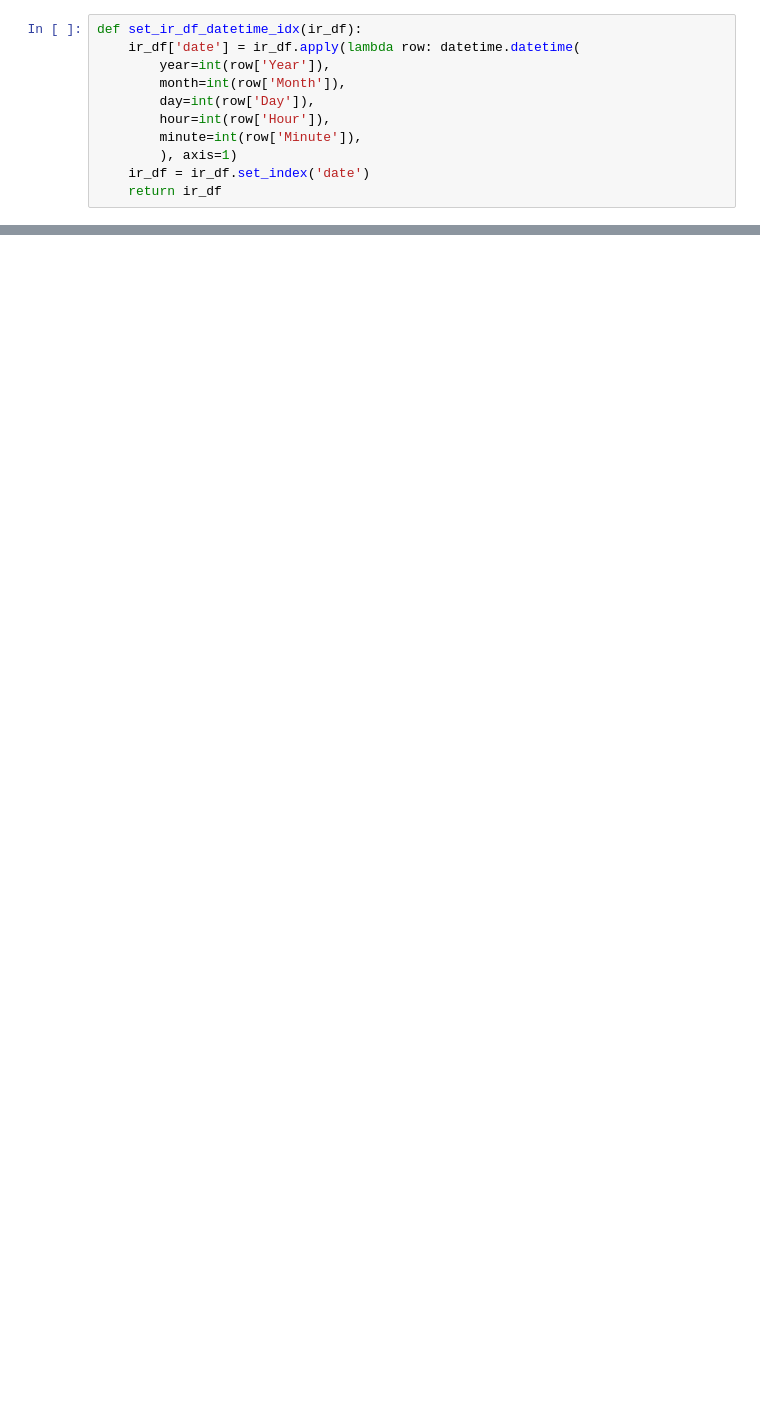
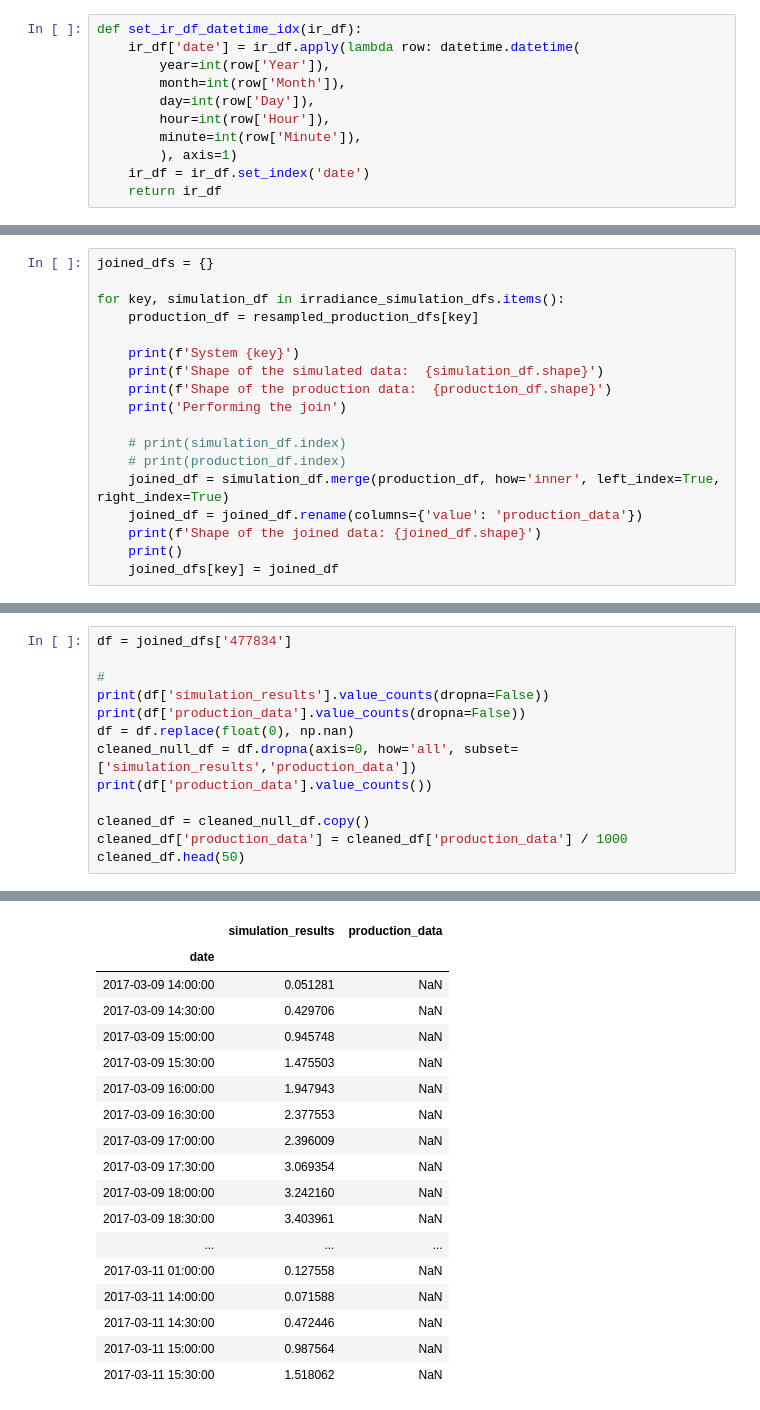
Before and after one commit to richard-timpson/solar-panel-output-prediction, a Jupyter notebook: code/DataWranglingProjects/DataMergeModuleAssignment/DataMerge.ipynb, the cells around one changed output, grey strips where cells are left out. Drawn from its saved outputs; the diff is of its cells as text; blank space fills up the shorter version.

```diff
--- a/code/DataWranglingProjects/DataMergeModuleAssignment/DataMerge.ipynb
+++ b/code/DataWranglingProjects/DataMergeModuleAssignment/DataMerge.ipynb
@@ -440,0 +463,18 @@ Name: simulation_results, Length: 35040, dtype: float64
+# %%
+joined_dfs = {}
+
+for key, simulation_df in irradiance_simulation_dfs.items():
+    production_df = resampled_production_dfs[key]
+
+    print(f'System {key}')
+    print(f'Shape of the simulated data:  {simulation_df.shape}')
+    print(f'Shape of the production data:  {production_df.shape}')
+    print('Performing the join')
+
+    # print(simulation_df.index)
+    # print(production_df.index)
+    joined_df = simulation_df.merge(production_df, how='inner', left_index=True, right_index=True)
+    joined_df = joined_df.rename(columns={'value': 'production_data'})
+    print(f'Shape of the joined data: {joined_df.shape}')
+    print()
+    joined_dfs[key] = joined_df
@@ -440,0 +524,14 @@ Name: simulation_results, Length: 35040, dtype: float64
+# %%
+df = joined_dfs['477834']
+
+#
+print(df['simulation_results'].value_counts(dropna=False))
+print(df['production_data'].value_counts(dropna=False))
+df = df.replace(float(0), np.nan)
+cleaned_null_df = df.dropna(axis=0, how='all', subset=['simulation_results','production_data'])
+print(df['production_data'].value_counts())
+
+cleaned_df = cleaned_null_df.copy()
+cleaned_df['production_data'] = cleaned_df['production_data'] / 1000
+cleaned_df.head(50)
+# %% [output]
@@ -440,0 +555,18 @@ Name: simulation_results, Length: 35040, dtype: float64
+|  | simulation_results | production_data |
+| date |  |  |
+| 2017-03-09 14:00:00 | 0.051281 | NaN |
+| 2017-03-09 14:30:00 | 0.429706 | NaN |
+| 2017-03-09 15:00:00 | 0.945748 | NaN |
+| 2017-03-09 15:30:00 | 1.475503 | NaN |
+| 2017-03-09 16:00:00 | 1.947943 | NaN |
+| 2017-03-09 16:30:00 | 2.377553 | NaN |
+| 2017-03-09 17:00:00 | 2.396009 | NaN |
+| 2017-03-09 17:30:00 | 3.069354 | NaN |
+| 2017-03-09 18:00:00 | 3.242160 | NaN |
+| 2017-03-09 18:30:00 | 3.403961 | NaN |
+| ... | ... | ... |
+| 2017-03-11 01:00:00 | 0.127558 | NaN |
+| 2017-03-11 14:00:00 | 0.071588 | NaN |
+| 2017-03-11 14:30:00 | 0.472446 | NaN |
+| 2017-03-11 15:00:00 | 0.987564 | NaN |
+| 2017-03-11 15:30:00 | 1.518062 | NaN |
```
Also changed, not shown: parts of 36 cells of this notebook, 1 other file.
